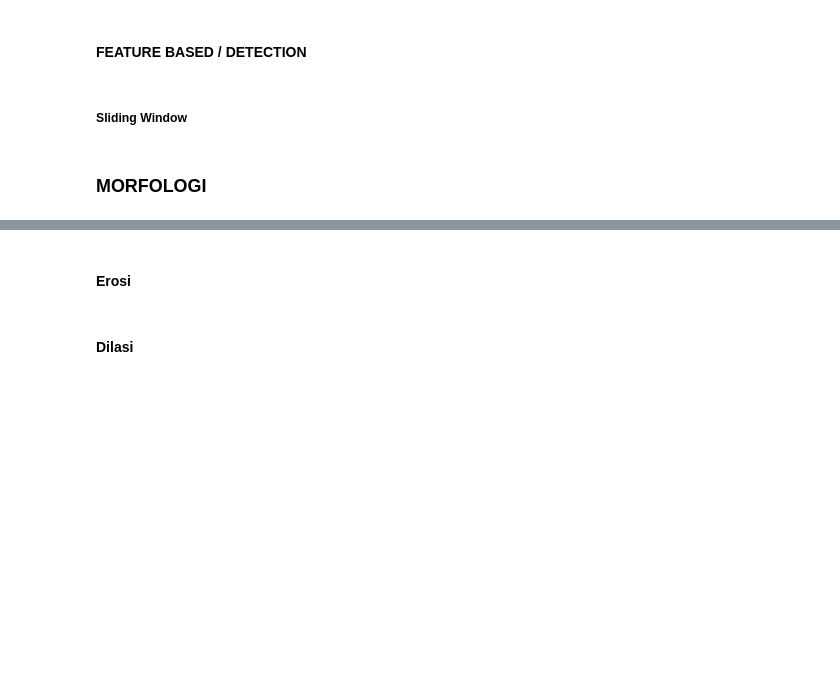
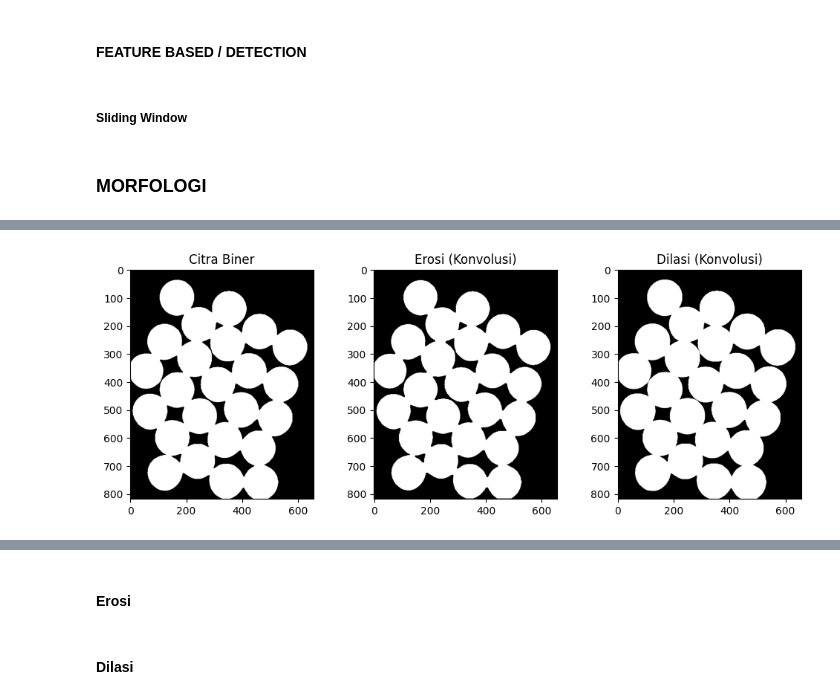
Before and after one commit to sapto-nugroho/PCD, a Jupyter notebook: PCD_Assignment03/PCD_Assignment03.ipynb, the cells around one changed output, grey strips where cells are left out. Drawn from its saved outputs; the diff is of its cells as text; code cells hidden in the pictures; blank space fills up the shorter version.

```diff
--- a/PCD_Assignment03/PCD_Assignment03.ipynb
+++ b/PCD_Assignment03/PCD_Assignment03.ipynb
@@ -398,3 +398,78 @@ hasil = region_growing_multi(out, seed_points=[(100,50)], T=50)
 ##### Sliding Window
 # %% [markdown]
 ### **MORFOLOGI**
+# %%
+import cv2
+import numpy as np
+import matplotlib.pyplot as plt
+
+# ============================================================
+# MORFOLOGI DENGAN METODE KONVOLUSI KERNEL (NumPy murni)
+# ============================================================
+
+# 1️⃣ Baca dan ubah ke grayscale
+gray = img
+
+# 2️⃣ Threshold jadi biner
+binary = (gray < 128).astype(np.uint8)
+
+# 3️⃣ Structuring Element (3x3)
+SE = np.ones((3, 3), dtype=np.uint8)
+kh, kw = SE.shape
+pad = kh // 2
+
+# 4️⃣ Padding citra
+padded = np.pad(binary, pad, mode='constant', constant_values=0)
+
+# ============================================================
+# 5️⃣ Fungsi Konvolusi Manual untuk Morfologi
+# ============================================================
+
+def konvolusi_morfologi(img, kernel):
+    """Konvolusi 2D manual untuk citra biner (NumPy array)."""
+    kh, kw = kernel.shape
+    pad = kh // 2
+    h, w = img.shape
+    result = np.zeros((h - kh + 1, w - kw + 1), dtype=np.uint8)
+    for i in range(result.shape[0]):
+        for j in range(result.shape[1]):
+            window = img[i:i+kh, j:j+kw]
+            result[i, j] = np.sum(window * kernel)
+    return result
+
+# ============================================================
+# 6️⃣ Operasi Morfologi berbasis Konvolusi
+# ============================================================
+
+# Hasil konvolusi
+conv = konvolusi_morfologi(padded, SE)
+# print(conv > 0)
+# print((conv > 0).astype(np.uint8))
+
+jumlah_SE = np.sum(SE)
+
+# Dilasi: jika ada piksel aktif → hasil=1
+hasil_dilasi = (conv > 0).astype(np.uint8)
+# print(hasil_dilasi)
+
+# Erosi: jika semua piksel SE cocok → hasil=1
+hasil_erosi = (conv == jumlah_SE).astype(np.uint8)
+
+# ============================================================
+# 7️⃣ Tampilkan hasil
+# ============================================================
+
+plt.figure(figsize=(12,4))
+plt.subplot(1,3,1)
+plt.title("Citra Biner")
+plt.imshow(binary, cmap='gray')
+
+plt.subplot(1,3,2)
+plt.title("Erosi (Konvolusi)")
+plt.imshow(hasil_erosi, cmap='gray')
+
+plt.subplot(1,3,3)
+plt.title("Dilasi (Konvolusi)")
+plt.imshow(hasil_dilasi, cmap='gray')
+plt.show()
+# %% [output]
@@ -400,0 +483 @@ hasil = region_growing_multi(out, seed_points=[(100,50)], T=50)
+[figure, added]
```
Also changed, not shown: parts of 5 cells of this notebook.
